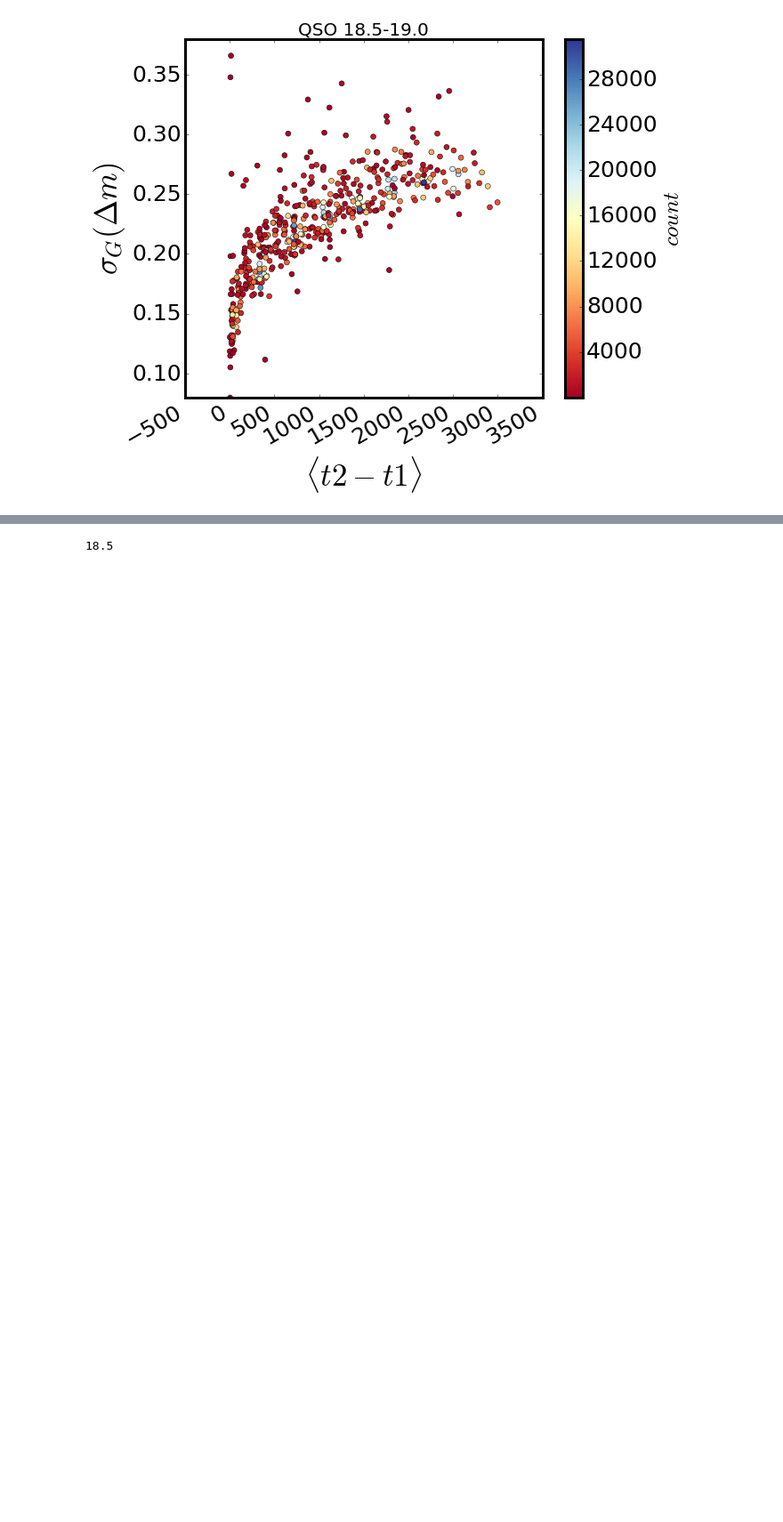
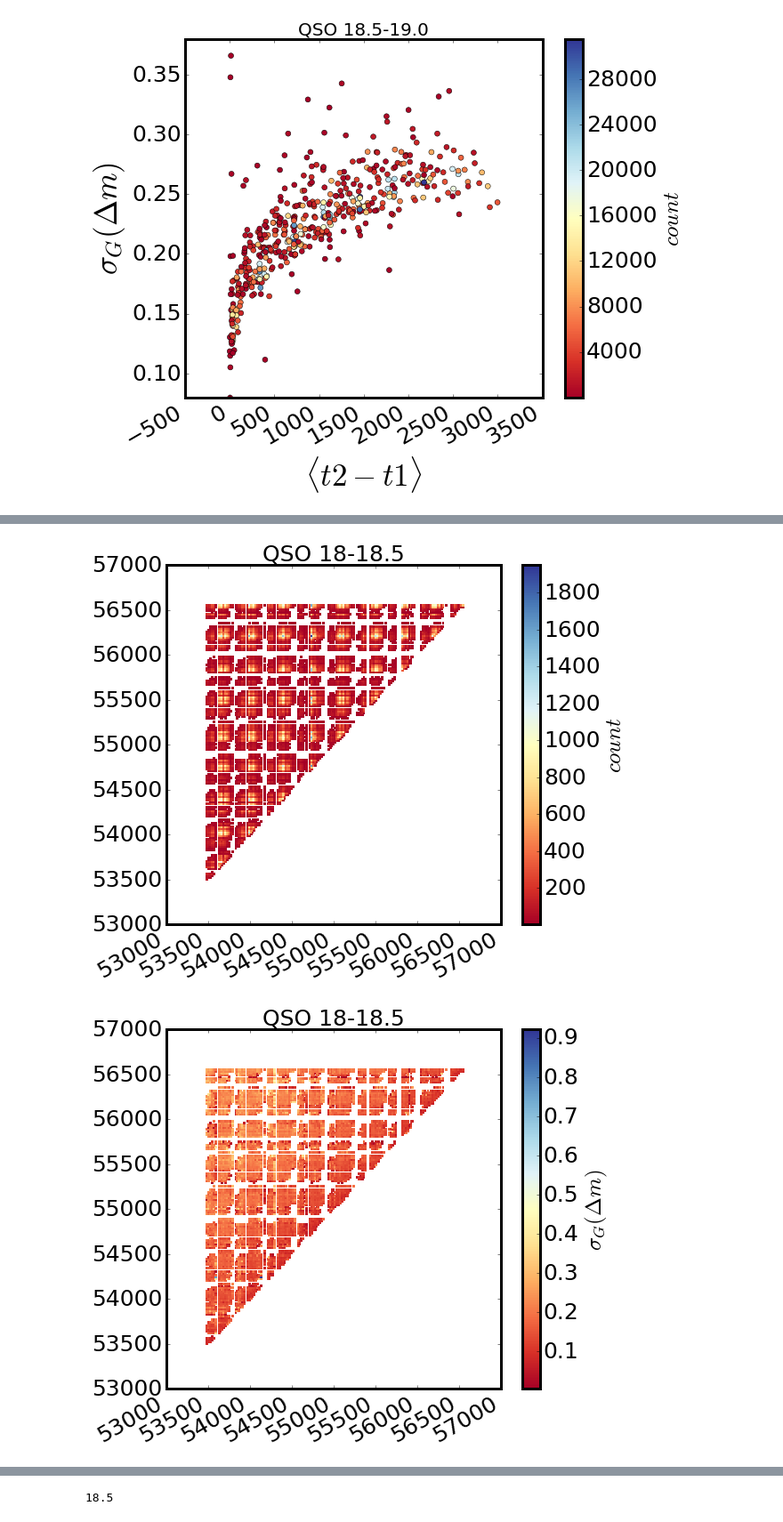
Before and after one commit to suberlak/CRTS_PROJECT, a Jupyter notebook: D_Fig_2_CRTS_sel_r_cut.ipynb, the cells around one changed output, grey strips where cells are left out. Shown at 89% size. Saved outputs shown, nothing was run; the diff lists cells and outputs as text; code cells hidden in the pictures; blank space fills up the shorter version.

```diff
--- a/D_Fig_2_CRTS_sel_r_cut.ipynb
+++ b/D_Fig_2_CRTS_sel_r_cut.ipynb
@@ -1235,0 +1201,8 @@ plt.show()
+# %%
+# Make a new dir ...
+# Set a directory to save the results...
+outDir = os.path.join(os.getcwd()[:-4],'data_products/'+'Fig_2_data',
+                      datetime.datetime.now().strftime('%Y-%m-%d')+ '/')
+if not os.path.exists(outDir): os.system('mkdir %s' % outDir)
+
+print('Today we will save our Fig_2 files in %s'%outDir)
@@ -1235,0 +1278,8 @@ plt.show()
+# %%
+# Make a new dir ...
+# Set a directory to save the results...
+outDir = os.path.join(os.getcwd()[:-4],'data_products/'+'Fig_2_data',
+                      datetime.datetime.now().strftime('%Y-%m-%d')+ '/')
+if not os.path.exists(outDir): os.system('mkdir %s' % outDir)
+
+print('Today we will save our Fig_2 files in %s'%outDir)
@@ -1235,0 +1288,62 @@ plt.show()
+# %%
+# Triangle corner plots ...
+# For all objects and cuts at the same time :)
+
+for obj in ['qso', 'stars']:
+    for Min in [18, 18.5] :
+        Max = Min + 0.5
+        #obj = 'qso' # stars'  # 'qso' ##'qso'
+
+        # plot 1 :  t1 vs t2 colored by  count
+        #stats = binned_statistic_2d(x, y, values = z, statistic='count', bins=nbins)
+        z_count_stat = results[obj][Min]['z_count_stat']
+        z_sigma, x_edges, y_edges = z_count_stat[0], z_count_stat[1], z_count_stat[2]
+        # replace all nan's by 0 ...
+        z_sigma[np.isnan(z_sigma)] =0
+        z_reduce  =  z_sigma # [:-1, :-1] no need to reduce here because x_edges are already given with the right size
+        z_min, z_max = z_reduce.min(), np.abs(z_reduce).max()
+        z_rot = np.rot90(z_reduce)  # rotate and flip to properly display...
+        z_rot_flip = np.flipud(z_rot)
+        z_masked = np.ma.masked_where(z_rot_flip == 0 , z_rot_flip)  # mask out zeros...
+
+        # Plot 2D histogram using pcolor
+        fig,ax = plt.subplots(1,1, figsize=(8,7))
+        cm = plt.cm.get_cmap('RdYlBu')
+        image = ax.pcolormesh(x_edges,y_edges,z_masked, cmap=cm)  # np.log10(z_masked) gives log counts
+        fig.autofmt_xdate()
+        plt.tight_layout()
+        colorbar = fig.colorbar(image, ax = ax,  orientation='vertical')
+        colorbar.set_label(r'$count$', fontsize=25)
+
+        ax.set_title(pre[obj]+' '+str(Min)+'-'+str(Min+0.5), fontsize=25)
+        title = pre[obj]+'_'+str(Min)+'-'+str(Max)+'_t1-t2_count_'+str(bin_size_days)+'_days.png'
+        plt.savefig(outDir + title, bbox_inches='tight')
+        print('Saved as %s'%(outDir+title))
+
+
+        # plot 2 :  t1 vs t2 colored by  sigmaG(xi) per bin
+
+        #stats = binned_statistic_2d(x, y, values = z, statistic=func, bins=nbins)
+        z_sigmaG_stat = results[obj][Min]['z_sigG_xi_stat']
+        z_sigma, x_edges, y_edges = z_sigmaG_stat[0], z_sigmaG_stat[1], z_sigmaG_stat[2]
+        # replace all nan's by 0 ...
+        z_sigma[np.isnan(z_sigma)] =0
+        z_reduce  =  z_sigma # [:-1, :-1] no need to reduce here because x_edges are already given with the right size
+        z_min, z_max = z_reduce.min(), np.abs(z_reduce).max()
+        z_rot = np.rot90(z_reduce)  # rotate and flip to properly display...
+        z_rot_flip = np.flipud(z_rot)
+        z_masked = np.ma.masked_where(z_rot_flip == 0 , z_rot_flip)  # mask out zeros...
+
+        # Plot 2D histogram using pcolor
+        fig,ax = plt.subplots(1,1, figsize=(8,7))
+        image = ax.pcolormesh(x_edges,y_edges,z_masked, cmap=cm)  # np.log10(z_masked) gives log counts
+        fig.autofmt_xdate()
+        plt.tight_layout()
+        colorbar = fig.colorbar(image, ax = ax,  orientation='vertical')
+        colorbar.set_label(r'$\sigma_{G}(\Delta m)$', fontsize=25)
+
+        ax.set_title(pre[obj]+' '+ str(Min)+'-'+str(Min+0.5), fontsize=25)
+        title = pre[obj]+'_'+str(Min)+'-'+str(Max)+'_t1-t2_sigmaG_'+str(bin_size_days)+'_days.png'
+        plt.savefig(outDir + title, bbox_inches='tight')
+        print('Saved as %s'%(outDir+title))
+# %% [output]
@@ -1235,0 +1358,2 @@ plt.show()
+[figure, added]
+[figure, added]
```
Also changed, not shown: parts of 84 cells of this notebook, 2 other files.
